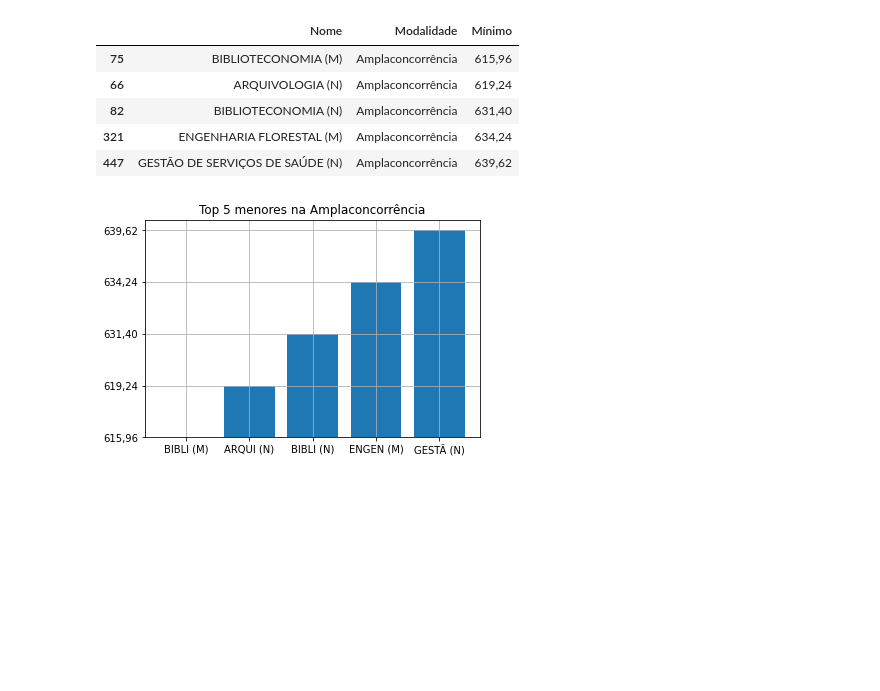
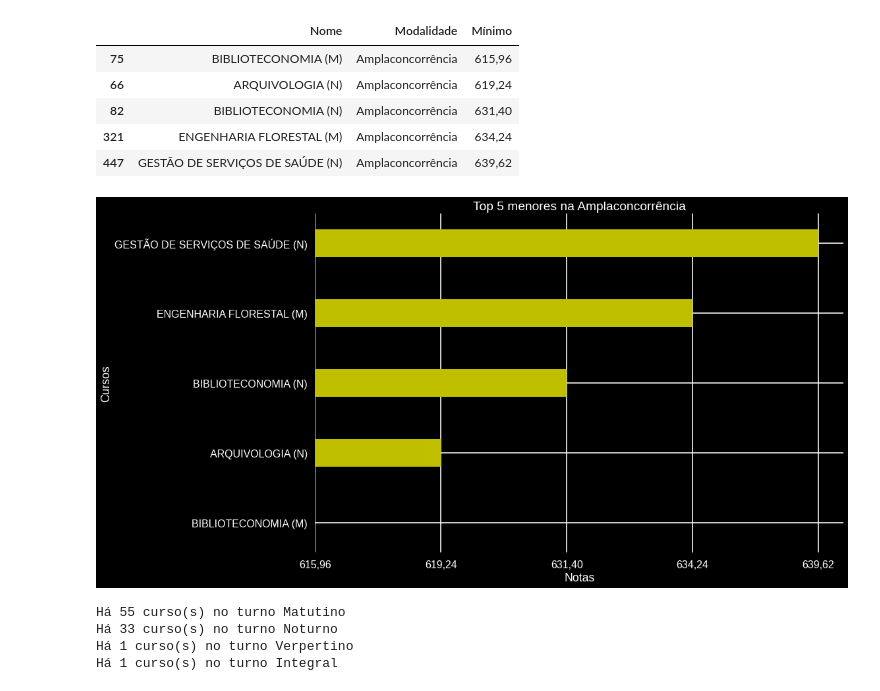
Before and after one commit to Gilnior/UFMGsisu2021, a Jupyter notebook: sisuUFMG.ipynb, the cells around one changed output. Drawn from its saved outputs; the diff is of its cells as text; code cells hidden in the pictures; blank space fills up the shorter version.

```diff
--- a/sisuUFMG.ipynb
+++ b/sisuUFMG.ipynb
@@ -153,5 +163,5 @@ pltex2(8)
 # %%
-# :three:
+#:three:  5 cursos com as menores notas POR MODALIDADE (Cotas e A.C.)
 def ntopV(i=1, plot=False,):
   modalidades = list(DF['Modalidade'].unique())
   condition =  DF['Modalidade'] == modalidades[i-1]
@@ -161,7 +171,7 @@ def ntopV(i=1, plot=False,):
   mamamia = []
   for i in range(len(turno)):
     if plot:
-      mamamia.append(f"{nome[i][:5]} ({turno[i][0]})")
+      mamamia.append(f"{nome[i][:]} ({turno[i][0]})")
     else:
             mamamia.append(f"{nome[i]} ({turno[i][0]})")
   ex1['Nome'] = mamamia
@@ -178,14 +188,38 @@ ntopV(8)
 # %%
 def pltex3(i=1):
   top = ntopV(i,plot=True).sort_values('Mínimo')
   x = list(top['Nome'])
   y = list(top['Mínimo'])
 
+  plt.style.use('dark_background')
   plt.grid()
   plt.title(f"Top 5 menores na {top['Modalidade'].max()}")
-  plt.bar(x,y)
+  plt.barh(x,y,color='y',height=0.4)
+  plt.ylabel('Cursos')
+  plt.xlabel('Notas')
 
   plt.show()
 pltex3(8)
 # %% [output]
-[figure, old version]
+[figure, new version]
+# %%
+#:four:  Número de cursos Matutinos / Noturnos / Integrais
+def courseperturn(i=0,txt=True):
+  turno = list(DF['Turno'].unique())
+  condition = DF['Turno'] == turno[i]
+  ex = DF.loc[condition]
+  ex1 = ex['Nome'].nunique()
+  turno[2] = 'Verpertino'
+  if txt:
+    print(f'Há {ex1} curso(s) no turno {turno[i]}')
+  else:
+    return ex1
+
+
+for i in range(4):
+  courseperturn(i)
+# %% [output]
+Há 55 curso(s) no turno Matutino
+Há 33 curso(s) no turno Noturno
+Há 1 curso(s) no turno Verpertino
+Há 1 curso(s) no turno Integral
```
Also changed, not shown: parts of 6 cells of this notebook.
